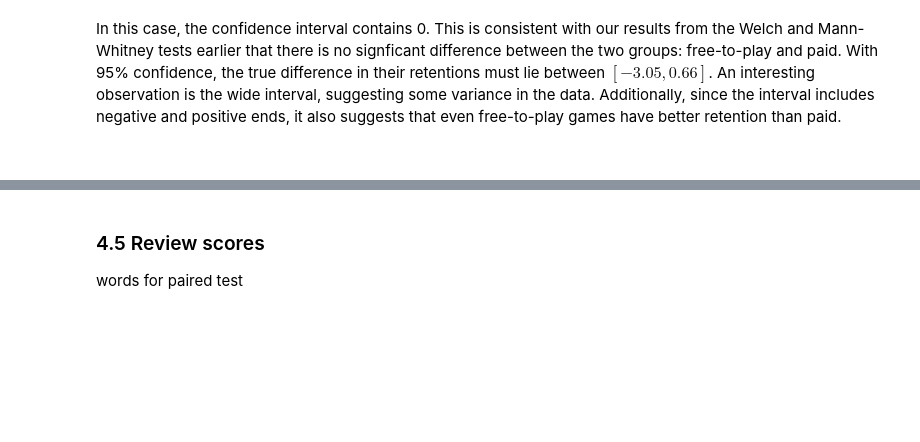
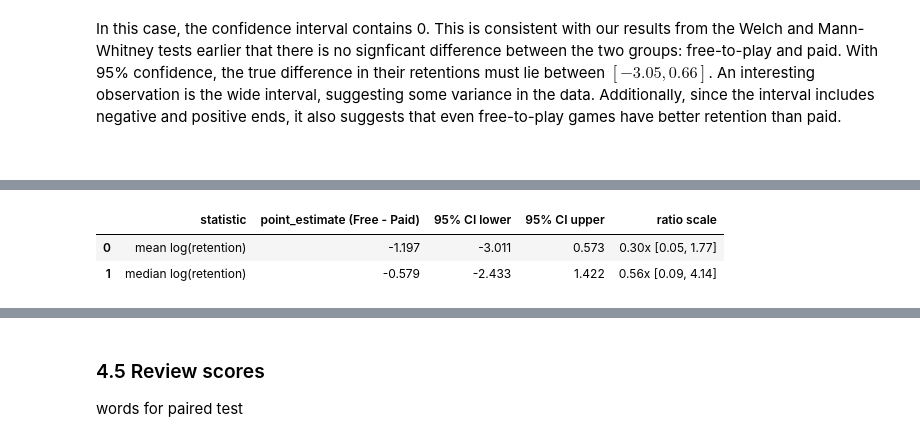
Before and after one commit to avo-ucsd/math189-sp26-group41, a Jupyter notebook: group41_final_report.ipynb, the cells around one changed output, grey strips where cells are left out. Drawn from its saved outputs; the diff is of its cells as text; code cells hidden in the pictures; blank space fills up the shorter version.

```diff
--- a/4_final_report.ipynb
+++ b/group41_final_report.ipynb
@@ -620,0 +511,23 @@ So at $\alpha = 0.05$ we reject equal retention at long horizons, even though th
+# %%
+B = 10_000
+rng = np.random.default_rng(189)
+
+log_free_np = np.log(retention_free['retention_ratio'].to_numpy())
+log_paid_np = np.log(retention_paid['retention_ratio'].to_numpy())
+
+rows = []
+for name, stat in [('mean', np.mean), ('median', np.median)]:
+    diff_boot = stat_inf.boot_diff(log_free_np, log_paid_np, stat, B, rng)
+    pt = stat(log_free_np) - stat(log_paid_np)
+    lo, hi = stat_inf.pct_ci(diff_boot)
+    rows.append({'statistic': f'{name} log(retention)',
+                 'point_estimate (Free - Paid)': round(pt, 3),
+                 '95% CI lower': round(lo, 3),
+                 '95% CI upper': round(hi, 3),
+                 'ratio scale': f"{np.exp(pt):.2f}x  [{np.exp(lo):.2f}, {np.exp(hi):.2f}]"})
+
+pd.DataFrame(rows)
+# %% [output]
+|  | statistic | point_estimate (Free - Paid) | 95% CI lower | 95% CI upper | ratio scale |
+| 0 | mean log(retention) | -1.197 | -3.011 | 0.573 | 0.30x [0.05, 1.77] |
+| 1 | median log(retention) | -0.579 | -2.433 | 1.422 | 0.56x [0.09, 4.14] |
```
Also changed, not shown: parts of 17 cells of this notebook, 33 other files.
